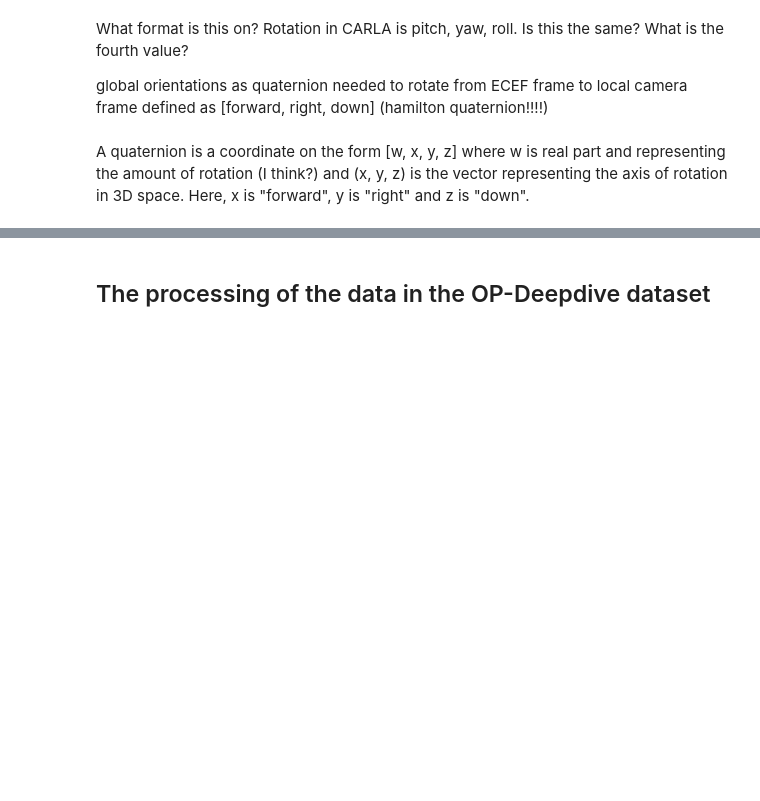
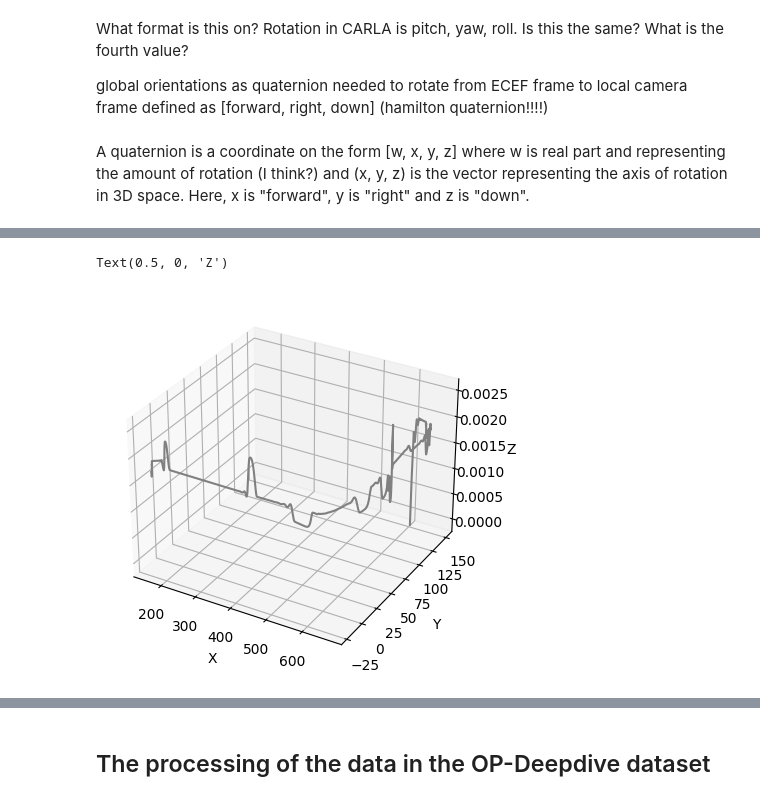
Before and after one commit to ulrik2204/carla_experiments, a Jupyter notebook: explore_carla_comma2k19.ipynb, the cells around one changed output, grey strips where cells are left out. Drawn from its saved outputs; the diff is of its cells as text; code cells hidden in the pictures; blank space fills up the shorter version.

```diff
--- a/explore_carla_comma2k19.ipynb
+++ b/explore_carla_comma2k19.ipynb
@@ -78,0 +88,10 @@ array([[ 6.37813700e+06,  3.35428070e+02, -2.74421814e+02],
+# %%
+carla_positions = np.load(segment_path / "global_pose/carla_positions")
+ax = plt.axes(projection="3d")
+ax.plot3D(carla_positions[:, 0], carla_positions[:, 1], carla_positions[:, 2], 'gray')
+plt.xlabel("X")
+plt.ylabel("Y")
+ax.set_zlabel("Z")
+# %% [output]
+Text(0.5, 0, 'Z')
+[figure, added]
```
Also changed, not shown: parts of 12 cells of this notebook, 16 other files.
